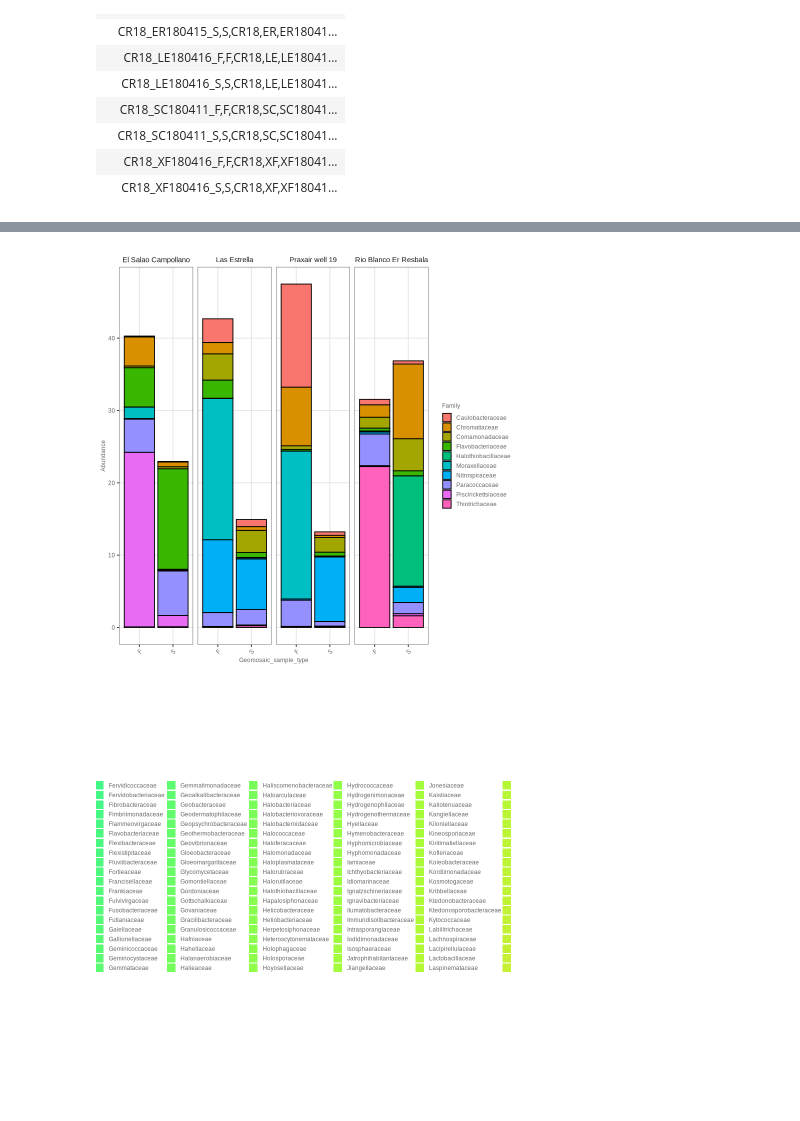
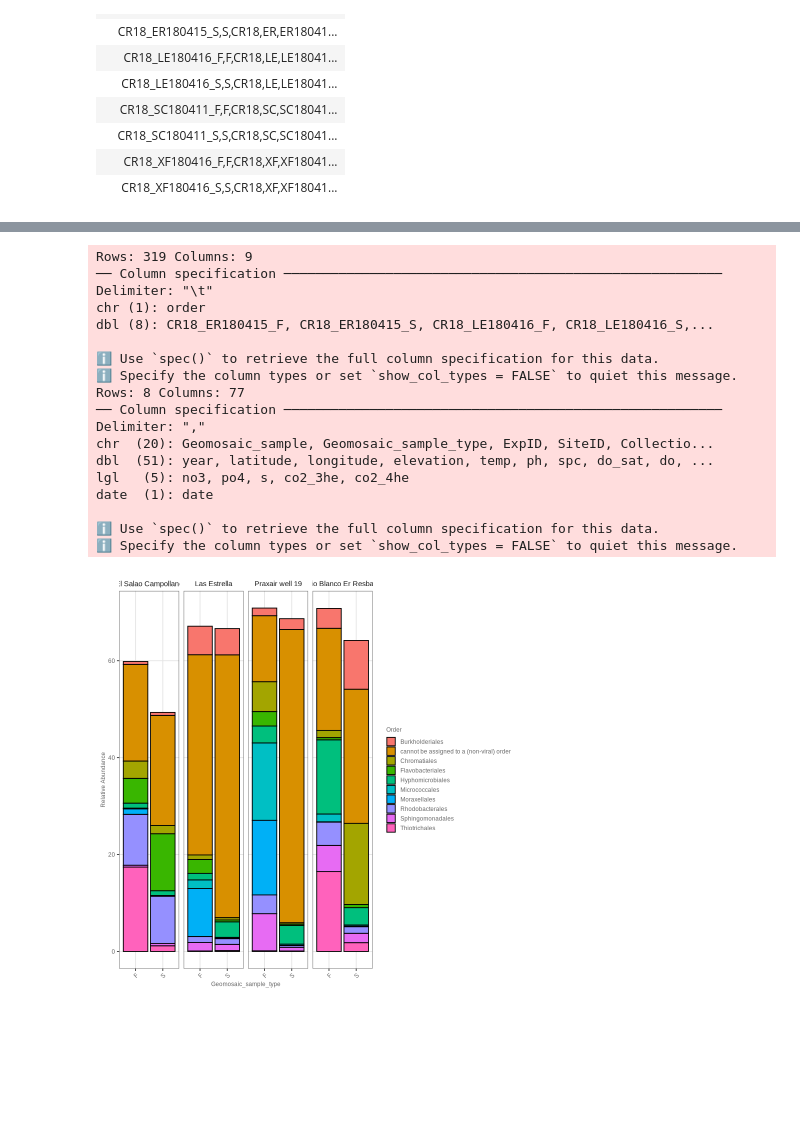
Before and after one commit to EdoT99/geomosaic_cookbook, a Jupyter notebook: geomosaic_cookbook.ipynb, the cells around one changed output, grey strips where cells are left out. Saved outputs shown, nothing was run; the diff lists cells and outputs as text; code cells hidden in the pictures; blank space fills up the shorter version.

```diff
--- a/geomosaic_cookbook.ipynb
+++ b/geomosaic_cookbook.ipynb
@@ -165,44 +191,64 @@ date  (1): date
+# %%
+payload <- read_kaiju("order")
+
+otu <- payload$otu
+taxa <- payload$taxa
+
+
+env <- as.data.frame(read_delim("./cr18_env_geomosaicPlot.csv",
+                  delim = ",",
+                  skip = 1,
+                  locale = locale(decimal_mark = ",")))
+
+rownames(env) <- env$Geomosaic_sample
+
+# Generating Phyloseq Object
+phy <- phyloseq(
+  otu_table(as.matrix(otu), taxa_are_rows = T),
+  tax_table(as.matrix(taxa)),
+  sample_data(env)
+)
+# %% [output]
+Rows: 319 Columns: 9
+── Column specification ────────────────────────────────────────────────────────
+Delimiter: "\t"
+chr (1): order
+dbl (8): CR18_ER180415_F, CR18_ER180415_S, CR18_LE180416_F, CR18_LE180416_S,...
+
+ℹ Use `spec()` to retrieve the full column specification for this data.
+ℹ Specify the column types or set `show_col_types = FALSE` to quiet this message.
+Rows: 8 Columns: 77
+── Column specification ────────────────────────────────────────────────────────
+Delimiter: ","
+chr  (20): Geomosaic_sample, Geomosaic_sample_type, ExpID, SiteID, Collectio...
+dbl  (51): year, latitude, longitude, elevation, temp, ph, spc, do_sat, do, ...
+lgl   (5): no3, po4, s, co2_3he, co2_4he
+date  (1): date
+
+ℹ Use `spec()` to retrieve the full column specification for this data.
+ℹ Specify the column types or set `show_col_types = FALSE` to quiet this message.
 # %%
 prok <- subset_taxa(phy, !(Kingdom %in% c("unclassified", "Viruses", "cannot be assigned to a (non-viral) family")))
 
 
 ## Normalizing the asv counts as relative abundances
 prok_ndata_ra <- transform_sample_counts(prok, function(x) x/sum(x) * 100 )
 
 N <- 10
 # SORT
 top10.family <- sort(taxa_sums(prok_ndata_ra), decreasing = TRUE)[1:N]
 family.top10.ra <- prune_taxa(names(top10.family), prok_ndata_ra)
 
-plot_bar(family.top10.ra, x = "Geomosaic_sample_type", fill="Family") +
+plot_bar(family.top10.ra, x = "Geomosaic_sample_type", fill="Order") +
   facet_grid(~site_name, scales = "free", space = "free") +
+  labs(y = "Relative Abundance") +
   theme_glab() +
   theme(
     axis.text.x = element_text(angle = 45, vjust = 1, hjust = 1),
     strip.text.y = element_blank(),  # Rimuove il testo delle righe del facet_grid
     strip.background = element_blank(),  # Rimuove il box di background delle righe del facet_grid
     legend.position = "right",
     panel.grid.major = element_line(color = "grey90")
   )
-
-# converting
-melt <- psmelt(prok_ndata_ra)
-
-plot_stacked <- ggplot(melt, aes(x = Sample, y = Abundance, fill = Family)) +
-
-  geom_bar(stat = "identity", position = "stack", width = 0.7) +
-  theme_glab() +
-  scale_y_continuous(labels = scales::percent, expand = c(0, 0)) +
-  scale_fill_viridis_d(option = "turbo") +
-  labs(
-    title = "Relative Abundance of Top 10 Orders",
-    x = "Sample",
-    y = "Relative Abundance",
-    fill = "Order"
-  ) +
-  theme(axis.text.x = element_text(angle = 45, hjust = 1))
-
-print(plot_stacked)
 # %% [output]
-[figure, old version]
+[figure, new version]
-[figure, removed]
```
Also changed, not shown: parts of 14 cells of this notebook, 2 other files.
